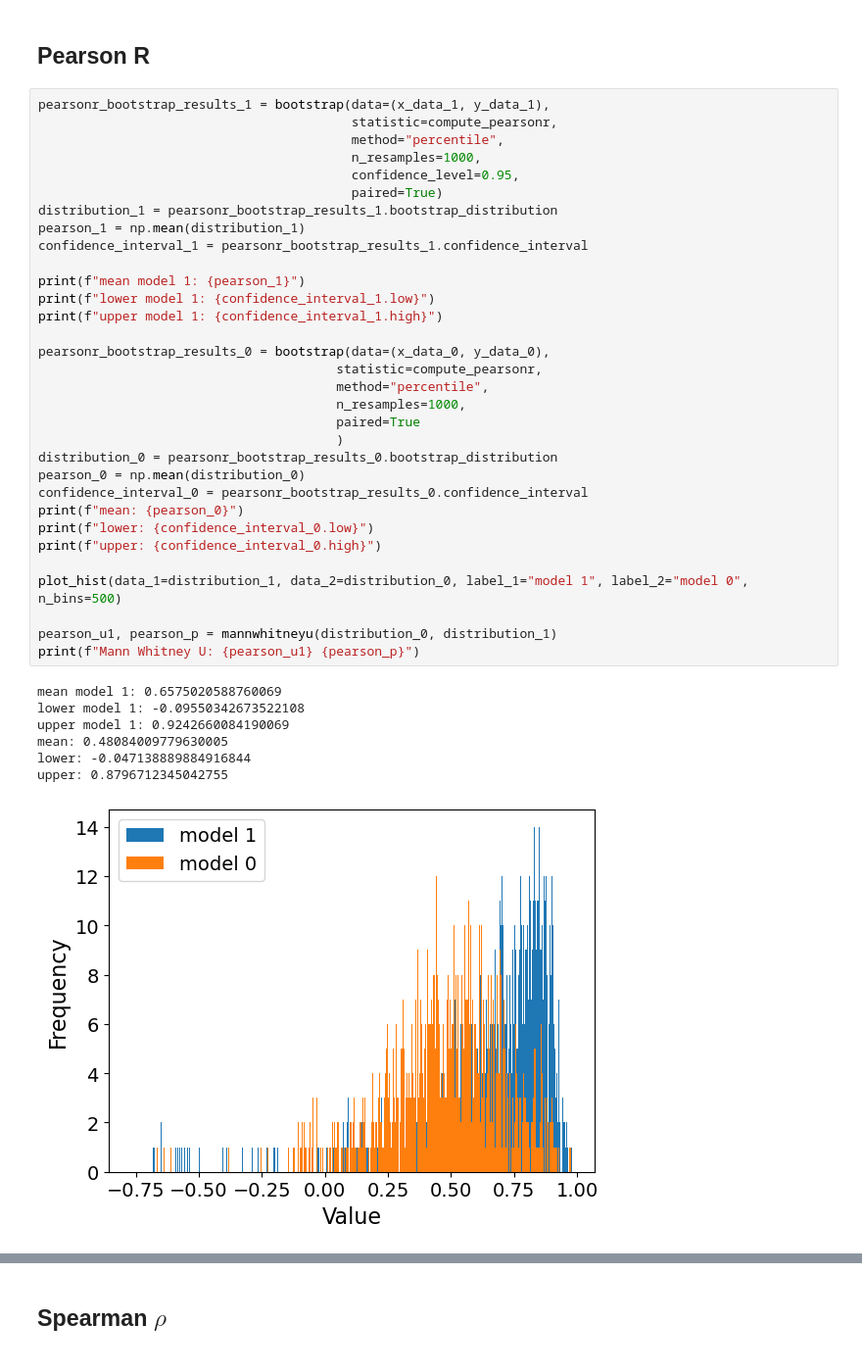
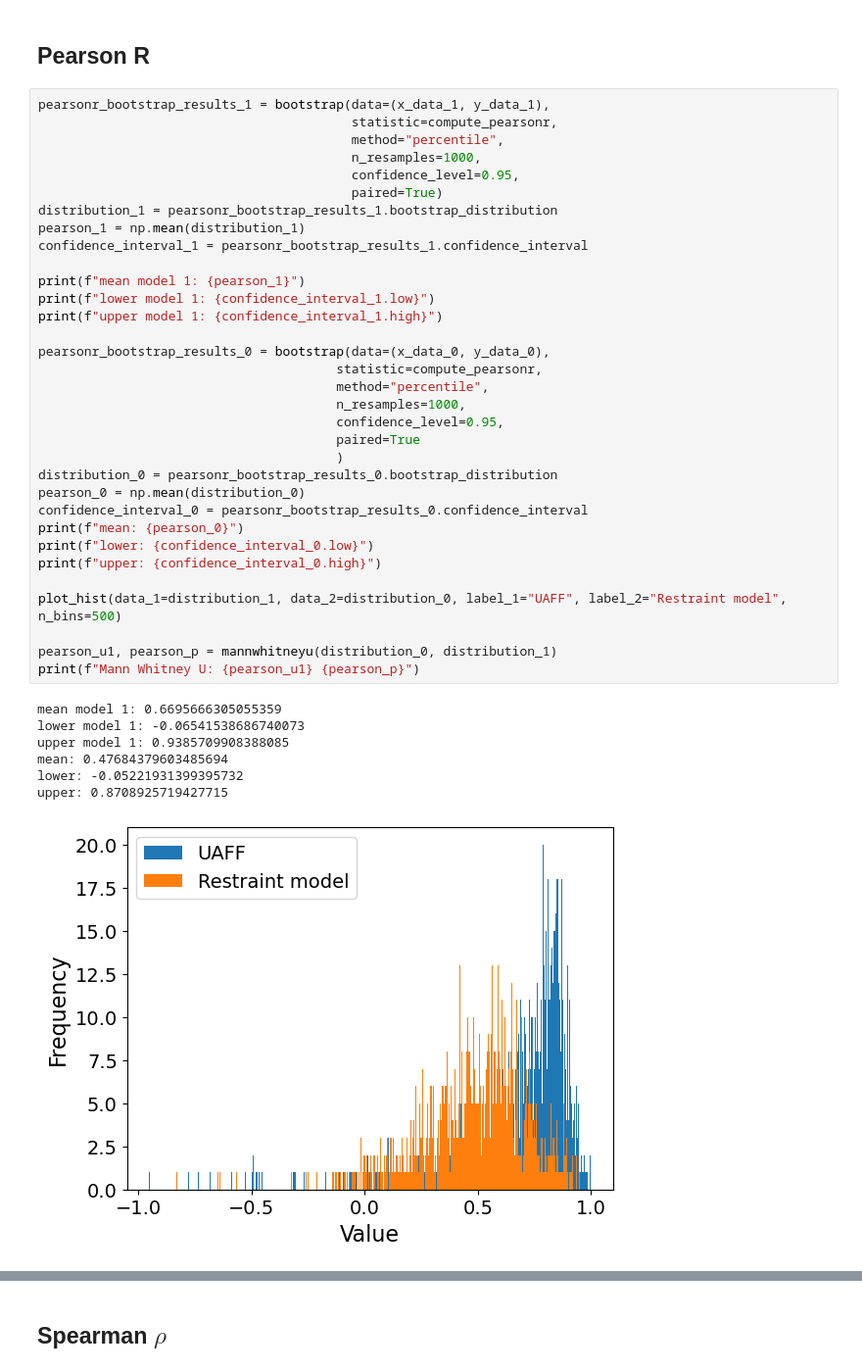
Before and after one commit to meyresearch/metalloenzymes, a Jupyter notebook: meze/analysis.ipynb, the cells around one changed output, grey strips where cells are left out. Shown at 98% size. Saved outputs shown, nothing was run; the diff lists cells and outputs as text.

Commit message:
new plots with correct bootsrap function and mann whitney u test for stats

```diff
--- a/meze/analysis.ipynb
+++ b/meze/analysis.ipynb
@@ -234,38 +234,39 @@ pearsonr_bootstrap_results_1 = bootstrap(data=(x_data_1, y_data_1),
                                          statistic=compute_pearsonr,
                                          method="percentile",
                                          n_resamples=1000,
                                          confidence_level=0.95,
                                          paired=True)
 distribution_1 = pearsonr_bootstrap_results_1.bootstrap_distribution
 pearson_1 = np.mean(distribution_1)
 confidence_interval_1 = pearsonr_bootstrap_results_1.confidence_interval
 
 print(f"mean model 1: {pearson_1}")
 print(f"lower model 1: {confidence_interval_1.low}")
 print(f"upper model 1: {confidence_interval_1.high}")
 
 pearsonr_bootstrap_results_0 = bootstrap(data=(x_data_0, y_data_0),
                                        statistic=compute_pearsonr,
                                        method="percentile",
                                        n_resamples=1000,
+                                       confidence_level=0.95,
                                        paired=True
                                        )
 distribution_0 = pearsonr_bootstrap_results_0.bootstrap_distribution
 pearson_0 = np.mean(distribution_0)
 confidence_interval_0 = pearsonr_bootstrap_results_0.confidence_interval
 print(f"mean: {pearson_0}")
 print(f"lower: {confidence_interval_0.low}")
 print(f"upper: {confidence_interval_0.high}")
 
-plot_hist(data_1=distribution_1, data_2=distribution_0, label_1="model 1", label_2="model 0", n_bins=500)
+plot_hist(data_1=distribution_1, data_2=distribution_0, label_1="UAFF", label_2="Restraint model", n_bins=500)
 
 pearson_u1, pearson_p = mannwhitneyu(distribution_0, distribution_1)
 print(f"Mann Whitney U: {pearson_u1} {pearson_p}")
 # %% [output]
-mean model 1: 0.6575020588760069
-lower model 1: -0.09550342673522108
-upper model 1: 0.9242660084190069
-mean: 0.48084009779630005
-lower: -0.047138889884916844
-upper: 0.8796712345042755
+mean model 1: 0.6695666305055359
+lower model 1: -0.06541538686740073
+upper model 1: 0.9385709908388085
+mean: 0.47684379603485694
+lower: -0.05221931399395732
+upper: 0.8708925719427715
-[figure, old version]
+[figure, new version]
```
Also changed, not shown: parts of 4 cells of this notebook, 1 other file.
